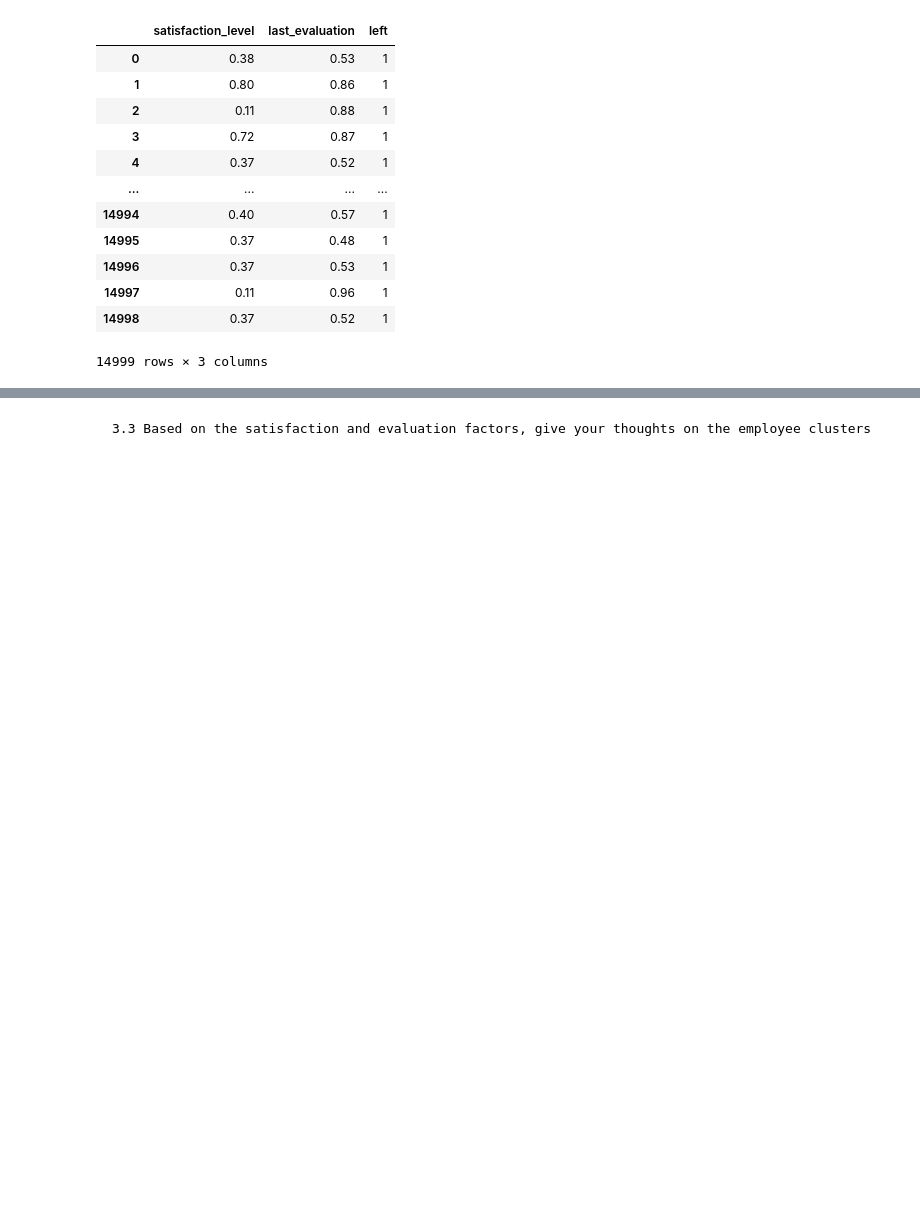
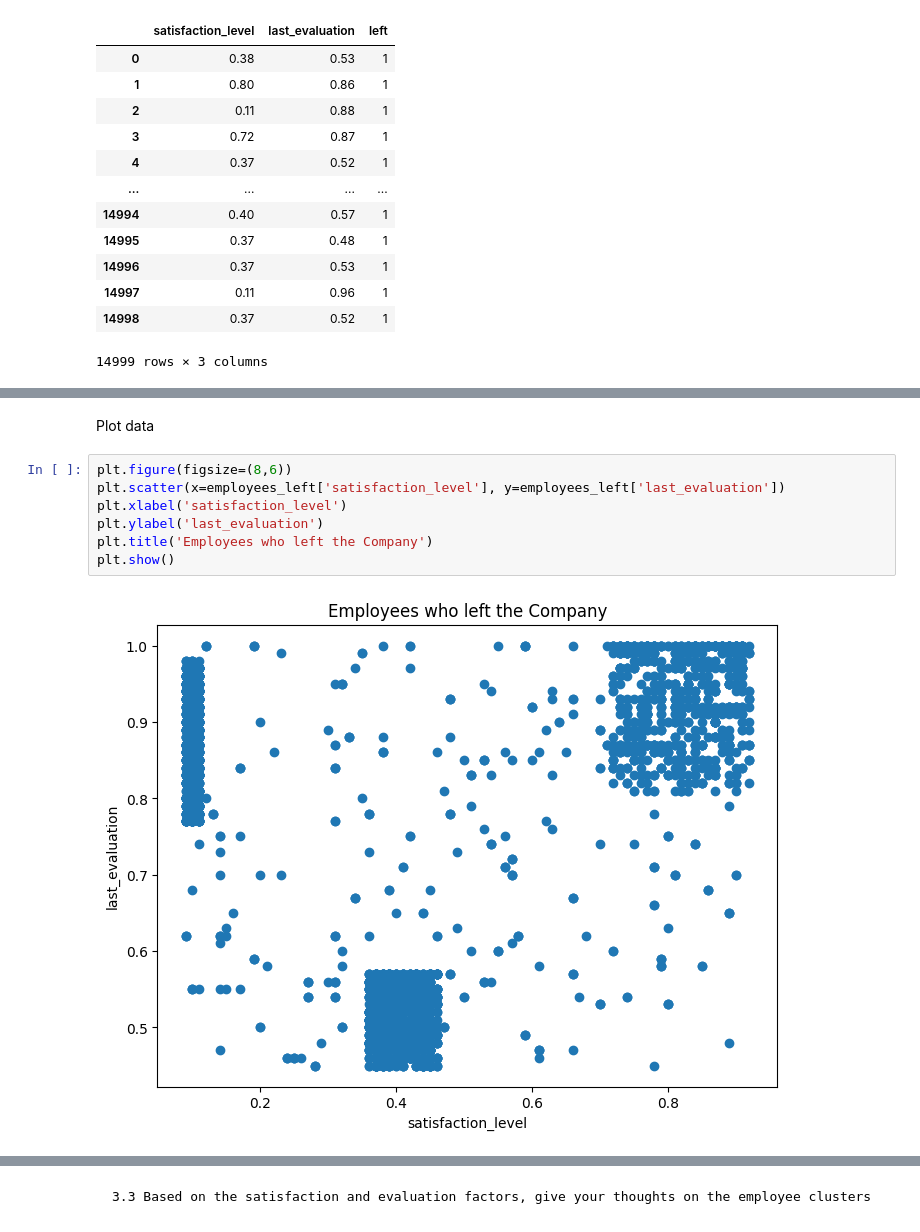
Before and after one commit to mobeloper/machinelearning, a Jupyter notebook: Projects/EmployeeTurnoverPrediction/employeeTurnoverPrediction.ipynb, the cells around one changed output, grey strips where cells are left out. Drawn from its saved outputs; the diff is of its cells as text; blank space fills up the shorter version.

```diff
--- a/Projects/EmployeeTurnoverPrediction/employeeTurnoverPrediction.ipynb
+++ b/Projects/EmployeeTurnoverPrediction/employeeTurnoverPrediction.ipynb
@@ -339 +371,12 @@ employees_left
 3571 rows × 3 columns
+# %% [markdown]
+Plot data
+# %%
+plt.figure(figsize=(8,6))
+plt.scatter(x=employees_left['satisfaction_level'], y=employees_left['last_evaluation'])
+plt.xlabel('satisfaction_level')
+plt.ylabel('last_evaluation')
+plt.title('Employees who left the Company')
+plt.show()
+# %% [output]
+[figure, added]
```
Also changed, not shown: parts of 109 cells of this notebook, 7 other files.
